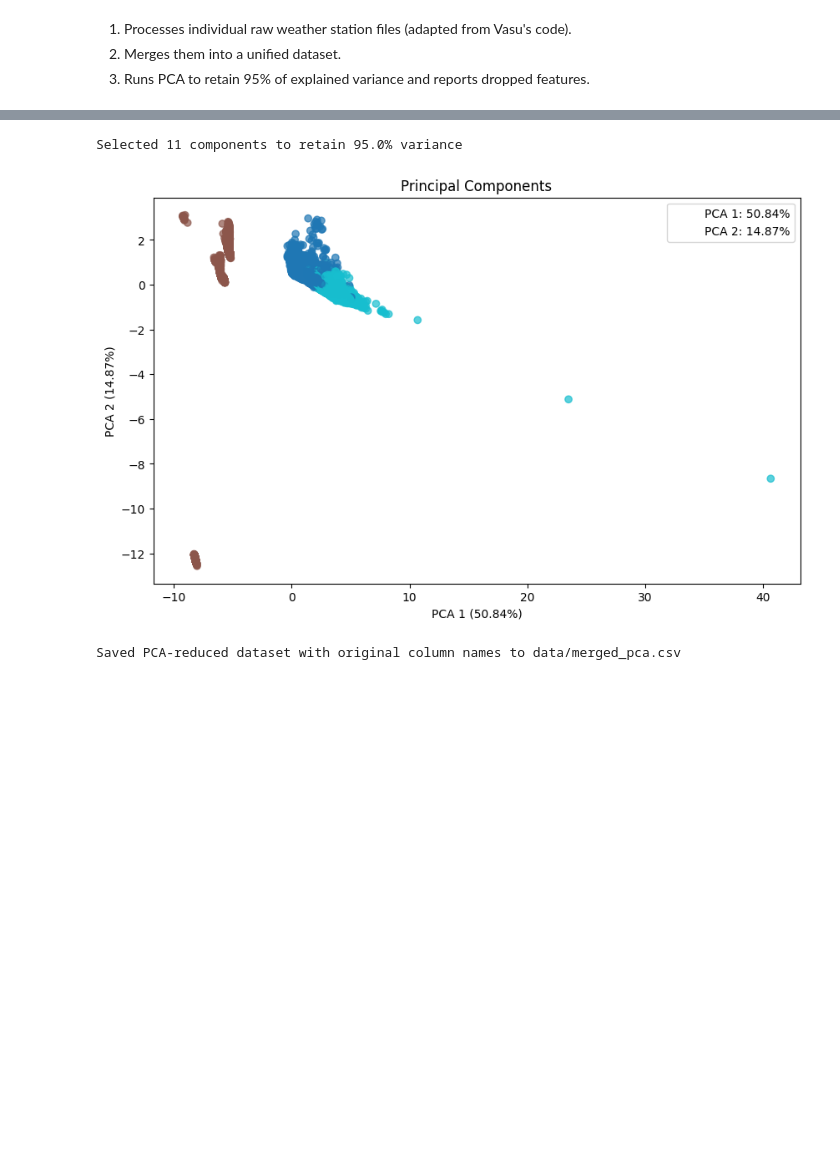
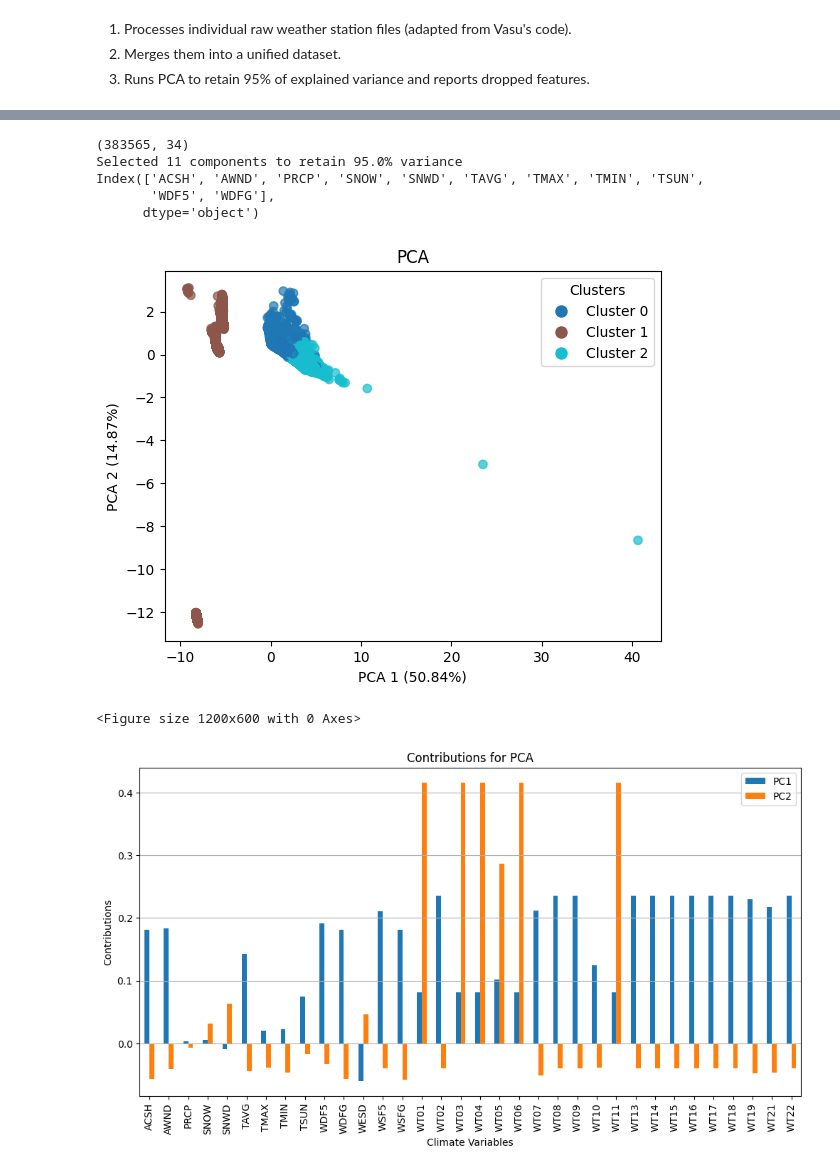
Before and after one commit to KoobDS/extreme-weather-gnn, a Jupyter notebook: Processing.ipynb, the cells around one changed output, grey strips where cells are left out. Drawn from its saved outputs; the diff is of its cells as text; code cells hidden in the pictures; blank space fills up the shorter version.

Commit message:
code to get the contributions from original features for each PC

```diff
--- a/Processing.ipynb
+++ b/Processing.ipynb
@@ -113,12 +113,15 @@ def run_pca(df, variance_threshold=0.95):
     features = df.drop(columns=station_meta, errors="ignore")
     features = features.dropna(axis=1, how="all")
     features = features.fillna(0.0)
+    #print(features.columns)
 
     scaler = StandardScaler()
     X = scaler.fit_transform(features)
+    print(X.shape)
 
     full_pca = PCA()
     full_pca.fit(X)
+
 
     cumulative = full_pca.explained_variance_ratio_.cumsum()
     n_components = np.argmax(cumulative >= variance_threshold) + 1
@@ -130,37 +133,60 @@ def run_pca(df, variance_threshold=0.95):
     pca_feature_names = features.columns[:n_components]
     pca_df = pd.DataFrame(X_reduced, index=features.index, columns=pca_feature_names)
     final_df = pd.concat([meta_df, pca_df], axis=1)
     #print(final_df.head(3))
+    print(pca_df.columns)
+
     kmeans = KMeans(n_clusters=3, random_state=42)
     cluster_labels = kmeans.fit_predict(pca_df)
     pca_df['cluster'] = cluster_labels
-    fig, ax = plt.subplots(figsize=(10, 6))
+    fig, ax = plt.subplots()
     plot = ax.scatter(pca_df.iloc[:, 0], pca_df.iloc[:, 1], c=pca_df['cluster'],
     cmap='tab10',
     alpha=0.7)
     ax.set_xlabel(f'PCA 1 ({full_variance[0] * 100:.2f}%)')
     ax.set_ylabel(f'PCA 2 ({full_variance[1] * 100:.2f}%)')
-    ax.set_title(f"Principal Components")
+    ax.set_title(f"PCA")
 
-#     legend_labels = [f"PCA {i + 1}: {full_pca.explained_variance_ratio_[i] * 100:.2f}%" for i in range(2)]
-#     legend_elements = [Line2D([0], [0], marker='o', color='w', label=label, markerfacecolor='w', markersize=0) for label in legend_labels]
-#     ax.legend(handles=legend_elements, loc='upper right')
     legend_labels = [f'Cluster {i}' for i in sorted(pca_df['cluster'].unique())]
     handles = [Line2D([], [], color='w', marker='o', label=label,
                          markerfacecolor=plot.cmap(plot.norm(i)), markersize=10)
            for i, label in enumerate(legend_labels)]
     ax.legend(handles=handles, title="Clusters")
 
 
     plt.show()
 
+    contributions = pd.DataFrame(
+    full_pca.components_.T,
+    columns=[f'PC{i+1}' for i in range(full_pca.n_components_)],
+    index=features.columns
+    )
+    pc1 = contributions['PC1'].abs().sort_values(ascending=False).head(5)
+    pc2 = contributions['PC2'].abs().sort_values(ascending=False).head(5)
+    plt.figure(figsize=(12, 6))
+    contributions[['PC1', 'PC2']].plot(kind='bar', figsize=(12, 6))
+    plt.title("Contributions for PCA")
+    plt.ylabel("Contributions")
+    plt.xlabel("Climate Variables")
+    plt.grid(True, axis='y')
+    plt.show()
+
+
+    print("Contributors to PC1:\n", pc1)
+    print("\nContributors to PC2:\n", pc2)
+
     return final_df, n_components, pca, full_pca.explained_variance_ratio_
 
 # Run PCA
 final_df, n_components_used, pca_model, full_variance = run_pca(merged_df)
 final_df.to_csv("data/merged_pca.csv")
 print("Saved PCA-reduced dataset with original column names to data/merged_pca.csv")
 # %% [output]
+(383565, 34)
 Selected 11 components to retain 95.0% variance
+Index(['ACSH', 'AWND', 'PRCP', 'SNOW', 'SNWD', 'TAVG', 'TMAX', 'TMIN', 'TSUN',
+       'WDF5', 'WDFG'],
+      dtype='object')
-[figure, old version]
+[figure, new version]
-Saved PCA-reduced dataset with original column names to data/merged_pca.csv
+<Figure size 1200x600 with 0 Axes>
+[figure, added]
```
Also changed, not shown: parts of 1 cell of this notebook.
